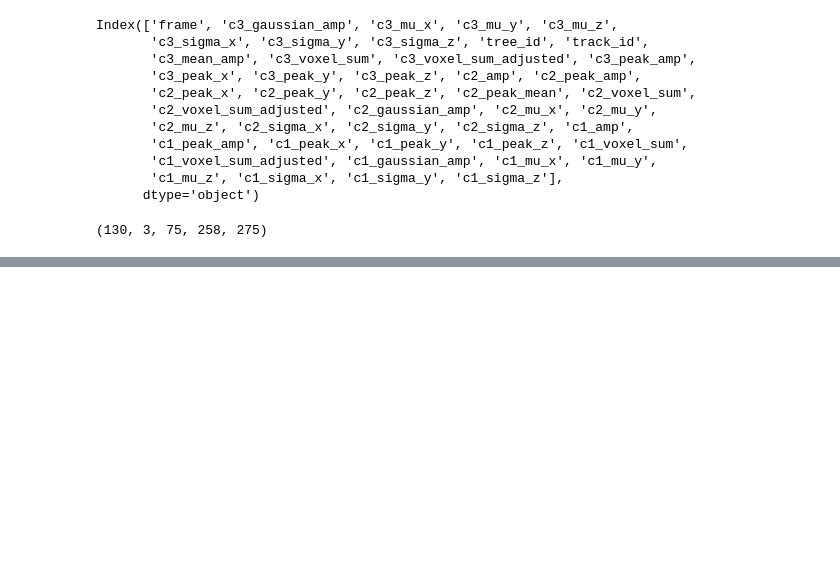
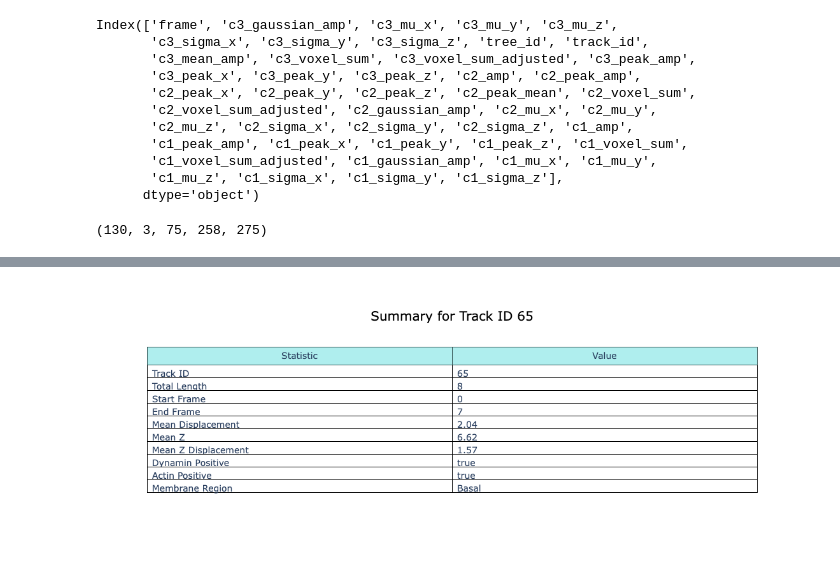
Before and after one commit to MatsulabUW/LLSM-CME-ANALYSIS, a Jupyter notebook: Final/Jupyter_Notebooks/dashboard_Test.ipynb, the cells around one changed output, grey strips where cells are left out. Drawn from its saved outputs; the diff is of its cells as text; code cells hidden in the pictures; blank space fills up the shorter version.

```diff
--- a/Final/Jupyter_Notebooks/dashboard_Test.ipynb
+++ b/Final/Jupyter_Notebooks/dashboard_Test.ipynb
@@ -114,0 +176,6 @@ plot_raw_movie(plot_type = 'max_intensity_projection', track_number = 22, raw_im
+# %%
+# Generate table for a specific track, e.g., track_id=1
+table_figure = create_track_summary_table(65, filtered_tracks)
+table_figure.show()
+# %% [output]
+[figure, added]
```
Also changed, not shown: parts of 15 cells of this notebook, 6 other files.
